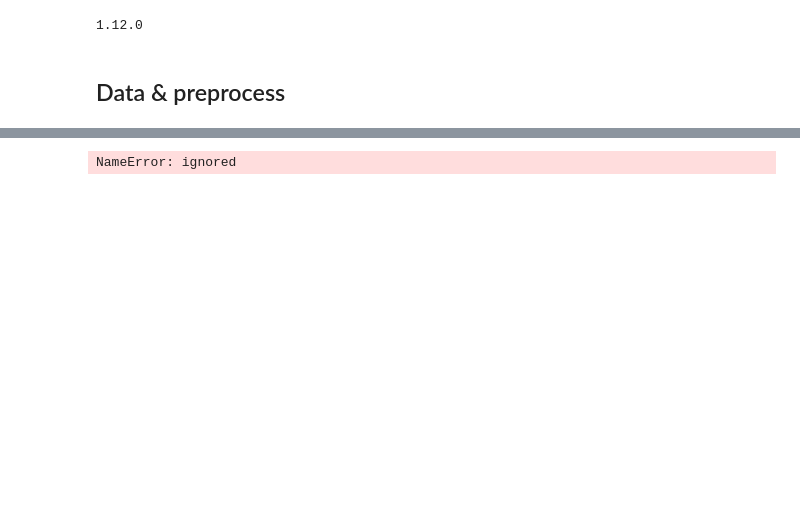
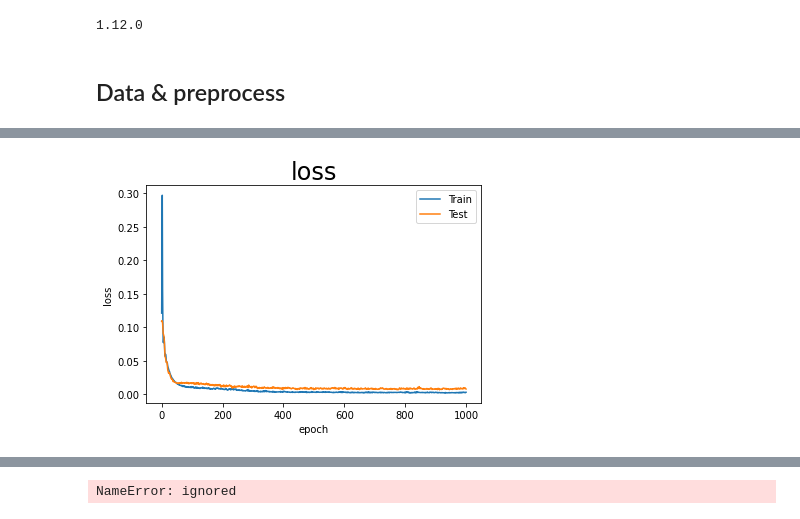
Before and after one commit to KennyNg-19/lkx_gnn, a Jupyter notebook: GCN_17_May_的原 copy.ipynb, the cells around one changed output, grey strips where cells are left out. Cells and saved outputs as stored; diff of their text form; code cells hidden in the pictures; blank space fills up the shorter version.

```diff
--- a/GCN_17_May_的原 copy.ipynb
+++ b/GCN_17_May_的原 copy.ipynb
@@ -338,0 +366,15 @@ AssertionError: Torch not compiled with CUDA enabled
+# %%
+
+def draw_loss():
+  plt.figure()
+  plt.title('loss',fontsize=24)
+  plt.plot(train_losses,'-')
+  plt.plot(test_losses,'-')
+  plt.ylabel('loss')
+  plt.xlabel('epoch')
+  plt.legend(['Train','Test'])
+  plt.show
+
+draw_loss()
+# %% [output]
+[figure, added]
```
Also changed, not shown: parts of 11 cells of this notebook, 1 other file.
